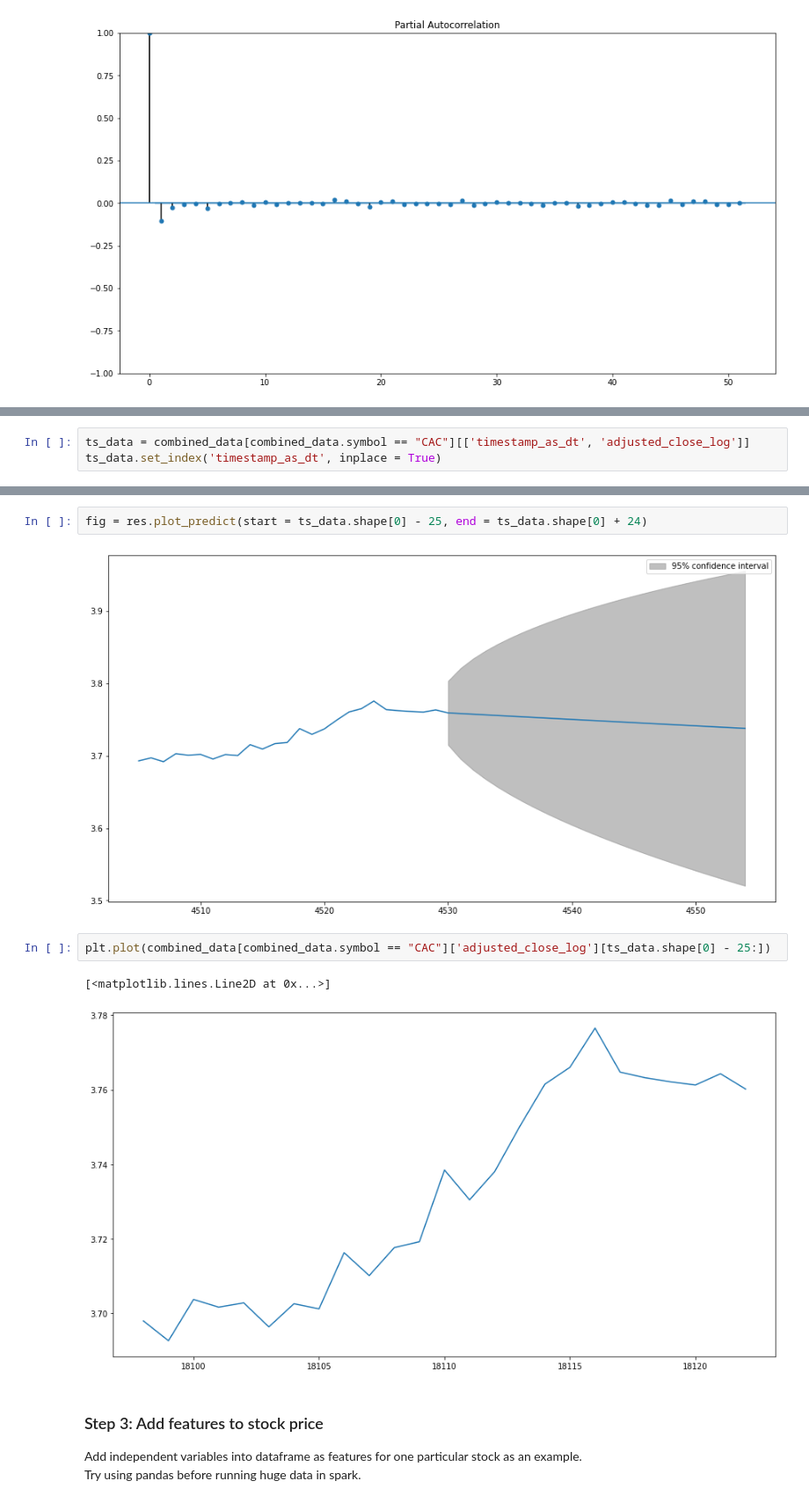
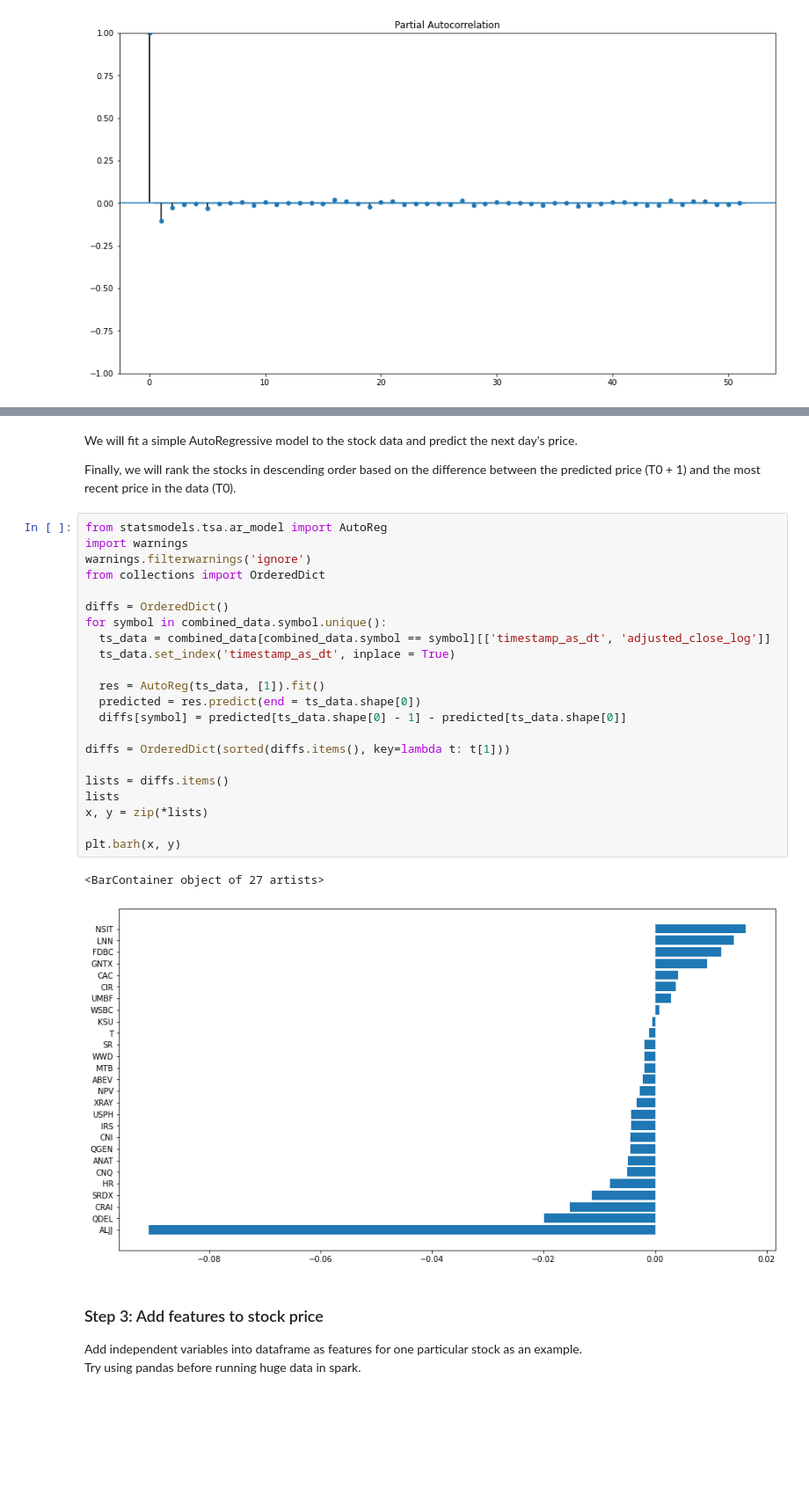
Before and after one commit to stevegbrooks/big-portfolio-learner, a Jupyter notebook: big_portfolio_learner.ipynb, the cells around one changed output, grey strips where cells are left out. Shown at 88% size. Cells and saved outputs as stored; diff of their text form; blank space fills up the shorter version.

```diff
--- a/big_portfolio_learner.ipynb
+++ b/big_portfolio_learner.ipynb
@@ -220,3 +217,0 @@ Finally, we will fit a simple AutoRegressive model to the ABEV stock data and vi
-# %%
-ts_data = combined_data[combined_data.symbol == "CAC"][['timestamp_as_dt', 'adjusted_close_log']]
-ts_data.set_index('timestamp_as_dt', inplace = True)
@@ -248,12 +218,32 @@ AR.1            1.0015           +0.0000j            1.0015            0.0000
-# %%
-fig = res.plot_predict(start = ts_data.shape[0] - 25, end = ts_data.shape[0] + 24)
-# %% [output]
-[figure, removed]
-# %%
-plt.plot(combined_data[combined_data.symbol == "CAC"]['adjusted_close_log'][ts_data.shape[0] - 25:])
-# %% [output]
-[<matplotlib.lines.Line2D at 0x...>]
-[figure, removed]
+# %% [markdown]
+We will fit a simple AutoRegressive model to the stock data and predict the next day's price.
+
+Finally, we will rank the stocks in descending order based on the difference between the predicted price (T0 + 1) and the most recent price in the data (T0).
+# %%
+from statsmodels.tsa.ar_model import AutoReg
+import warnings
+warnings.filterwarnings('ignore')
+from collections import OrderedDict
+
+diffs = OrderedDict()
+for symbol in combined_data.symbol.unique():
+  ts_data = combined_data[combined_data.symbol == symbol][['timestamp_as_dt', 'adjusted_close_log']]
+  ts_data.set_index('timestamp_as_dt', inplace = True)
+
+  res = AutoReg(ts_data, [1]).fit()
+  predicted = res.predict(end = ts_data.shape[0])
+  diffs[symbol] = predicted[ts_data.shape[0] - 1] - predicted[ts_data.shape[0]]
+
+diffs = OrderedDict(sorted(diffs.items(), key=lambda t: t[1]))
+
+lists = diffs.items()
+lists
+x, y = zip(*lists)
+
+plt.barh(x, y)
+# %% [output]
+<BarContainer object of 27 artists>
+[figure, added]
 # %% [markdown]
 ### Step 3: Add features to stock price
 
```
Also changed, not shown: parts of 2 cells of this notebook.
